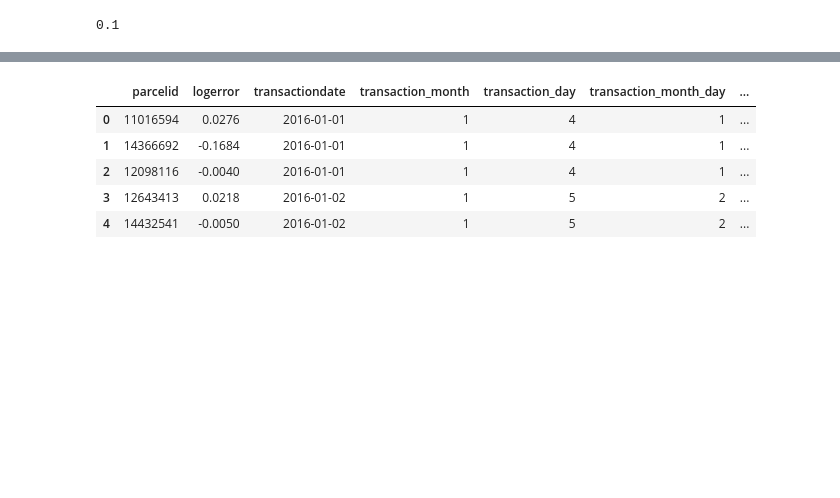
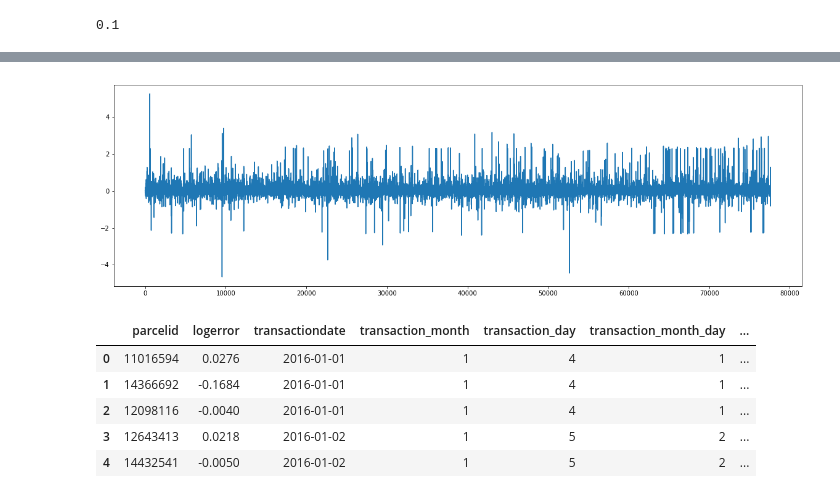
Before and after one commit to xiaol/zillow_prediction, a Jupyter notebook: eda.ipynb, the cells around one changed output, grey strips where cells are left out. Saved outputs shown, nothing was run; the diff lists cells and outputs as text; code cells hidden in the pictures; blank space fills up the shorter version.

```diff
--- a/eda.ipynb
+++ b/eda.ipynb
@@ -52,0 +64,2 @@ train = pd.read_csv('data/train_2016_v2.csv')
+# %%
+train_2017 = pd.read_csv('data/train_2017.csv')
@@ -53,3 +77,9 @@ train = pd.read_csv('data/train_2016_v2.csv')
+# %%
+plt.figure(figsize=(20,6))
+plt.plot(train_2017[['logerror']])
+plt.show()
+# %% [output]
+[figure, added]
 # %%
 df_train = train.merge(prop, how='left', on='parcelid')
 # %%
```
Also changed, not shown: parts of 2 cells of this notebook, 1 other file.
